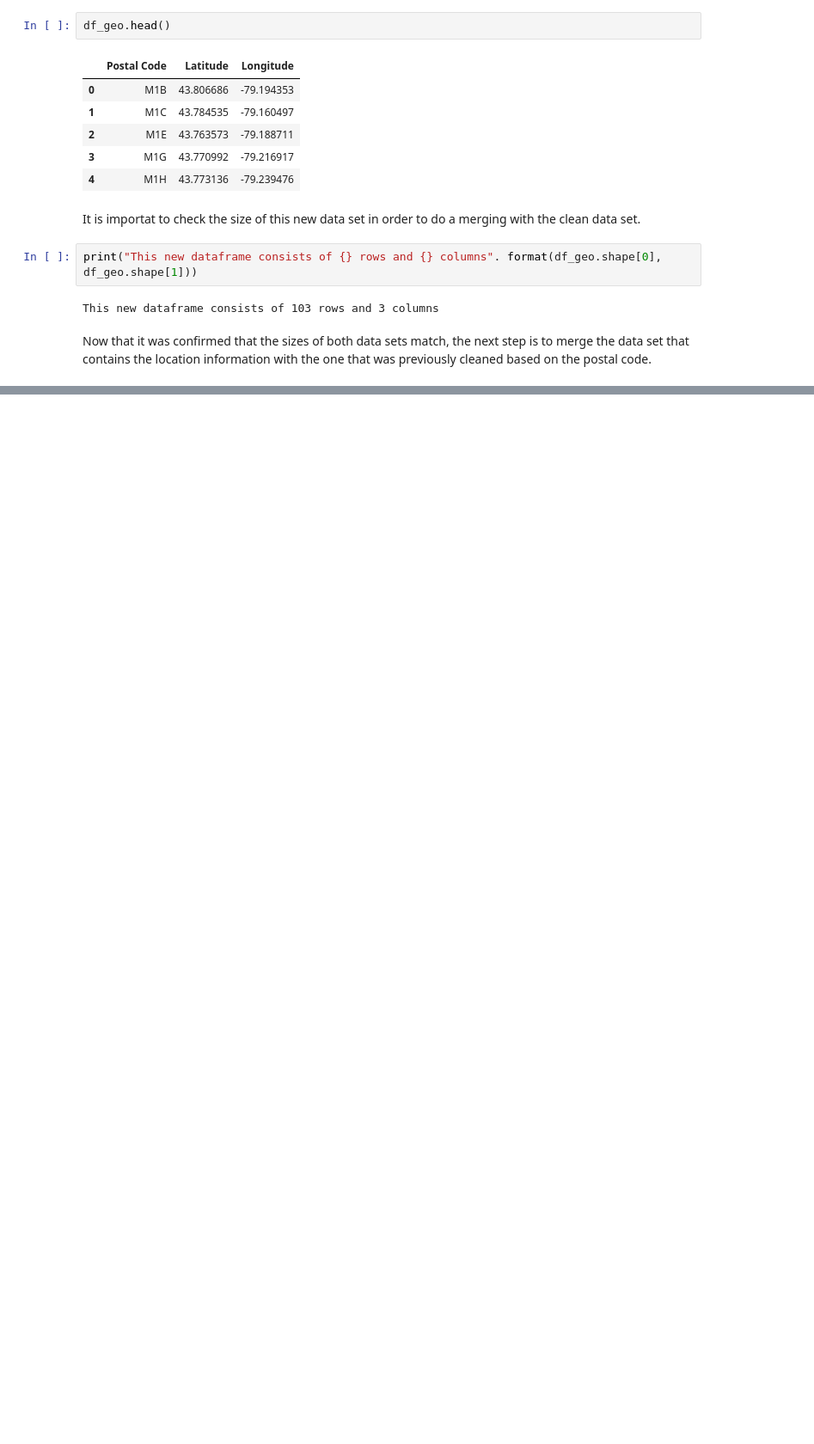
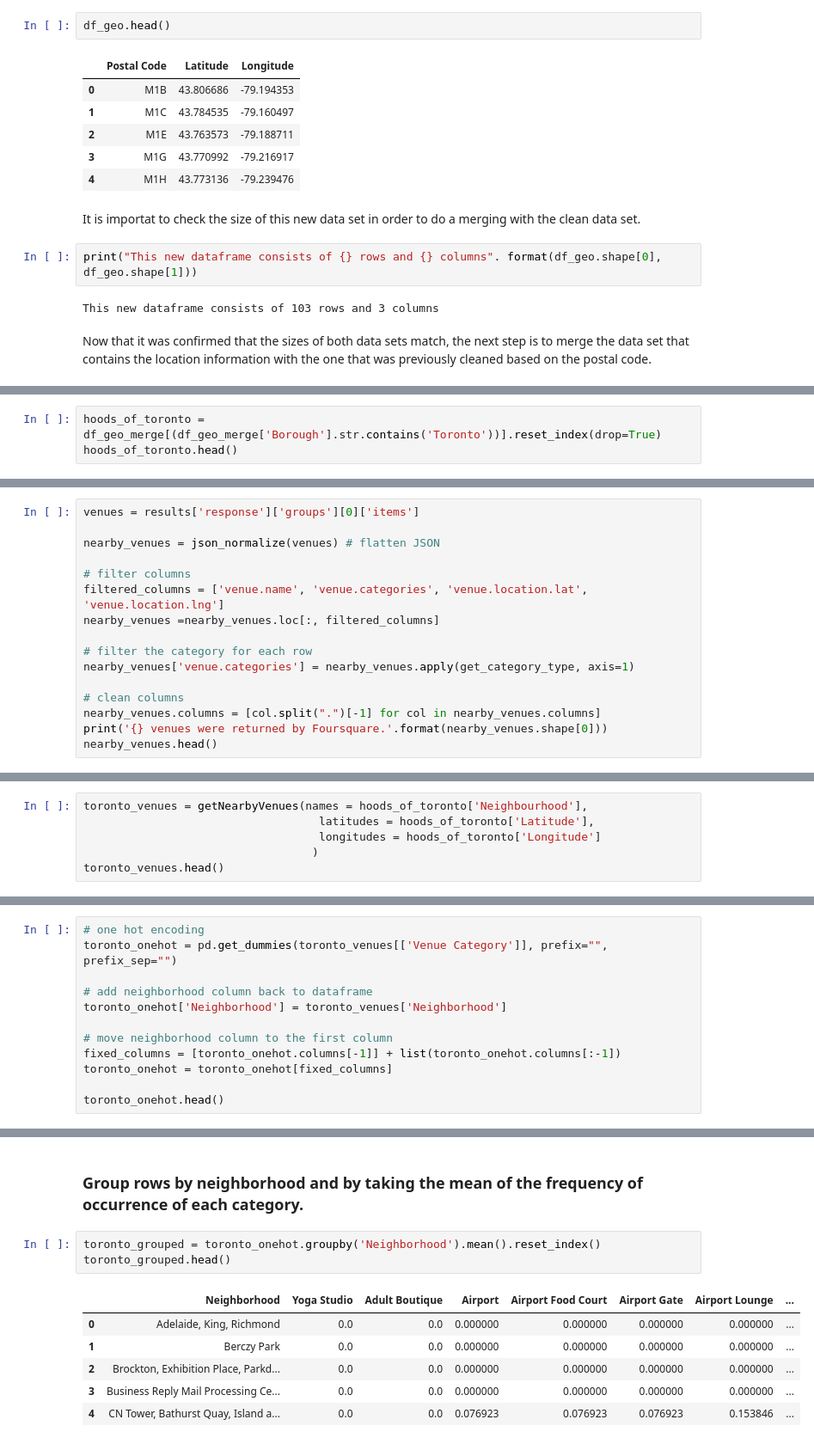
Before and after one commit to JAndresHJ/Coursera_Capstone, a Jupyter notebook: Segmenting and Clustering Neighborhoods in Toronto.ipynb, the cells around one changed output, grey strips where cells are left out. Shown: that part at 86% size. Saved outputs shown, nothing was run; the diff lists cells and outputs as text; blank space fills up the shorter version.

```diff
--- a/Segmenting and Clustering Neighborhoods in Toronto.ipynb
+++ b/Segmenting and Clustering Neighborhoods in Toronto.ipynb
@@ -165,0 +181,3 @@ df_merge_col
+# %%
+hoods_of_toronto = df_geo_merge[(df_geo_merge['Borough'].str.contains('Toronto'))].reset_index(drop=True)
+hoods_of_toronto.head()
@@ -165,0 +259,16 @@ df_merge_col
+# %%
+venues = results['response']['groups'][0]['items']
+
+nearby_venues = json_normalize(venues) # flatten JSON
+
+# filter columns
+filtered_columns = ['venue.name', 'venue.categories', 'venue.location.lat', 'venue.location.lng']
+nearby_venues =nearby_venues.loc[:, filtered_columns]
+
+# filter the category for each row
+nearby_venues['venue.categories'] = nearby_venues.apply(get_category_type, axis=1)
+
+# clean columns
+nearby_venues.columns = [col.split(".")[-1] for col in nearby_venues.columns]
+print('{} venues were returned by Foursquare.'.format(nearby_venues.shape[0]))
+nearby_venues.head()
@@ -165,0 +326,6 @@ df_merge_col
+# %%
+toronto_venues = getNearbyVenues(names = hoods_of_toronto['Neighbourhood'],
+                                   latitudes = hoods_of_toronto['Latitude'],
+                                   longitudes = hoods_of_toronto['Longitude']
+                                  )
+toronto_venues.head()
@@ -165,0 +341,12 @@ df_merge_col
+# %%
+# one hot encoding
+toronto_onehot = pd.get_dummies(toronto_venues[['Venue Category']], prefix="", prefix_sep="")
+
+# add neighborhood column back to dataframe
+toronto_onehot['Neighborhood'] = toronto_venues['Neighborhood']
+
+# move neighborhood column to the first column
+fixed_columns = [toronto_onehot.columns[-1]] + list(toronto_onehot.columns[:-1])
+toronto_onehot = toronto_onehot[fixed_columns]
+
+toronto_onehot.head()
@@ -165,0 +360,12 @@ df_merge_col
+# %% [markdown]
+### Group rows by neighborhood and by taking the mean of the frequency of occurrence of each category.
+# %%
+toronto_grouped = toronto_onehot.groupby('Neighborhood').mean().reset_index()
+toronto_grouped.head()
+# %% [output]
+|  | Neighborhood | Yoga Studio | Adult Boutique | Airport | Airport Food Court | Airport Gate | Airport Lounge | ... |
+| 0 | Adelaide, King, Richmond | 0.0 | 0.0 | 0.000000 | 0.000000 | 0.000000 | 0.000000 | ... |
+| 1 | Berczy Park | 0.0 | 0.0 | 0.000000 | 0.000000 | 0.000000 | 0.000000 | ... |
+| 2 | Brockton, Exhibition Place, Parkd... | 0.0 | 0.0 | 0.000000 | 0.000000 | 0.000000 | 0.000000 | ... |
+| 3 | Business Reply Mail Processing Ce... | 0.0 | 0.0 | 0.000000 | 0.000000 | 0.000000 | 0.000000 | ... |
+| 4 | CN Tower, Bathurst Quay, Island a... | 0.0 | 0.0 | 0.076923 | 0.076923 | 0.076923 | 0.153846 | ... |
```
Also changed, not shown: parts of 48 cells of this notebook.
